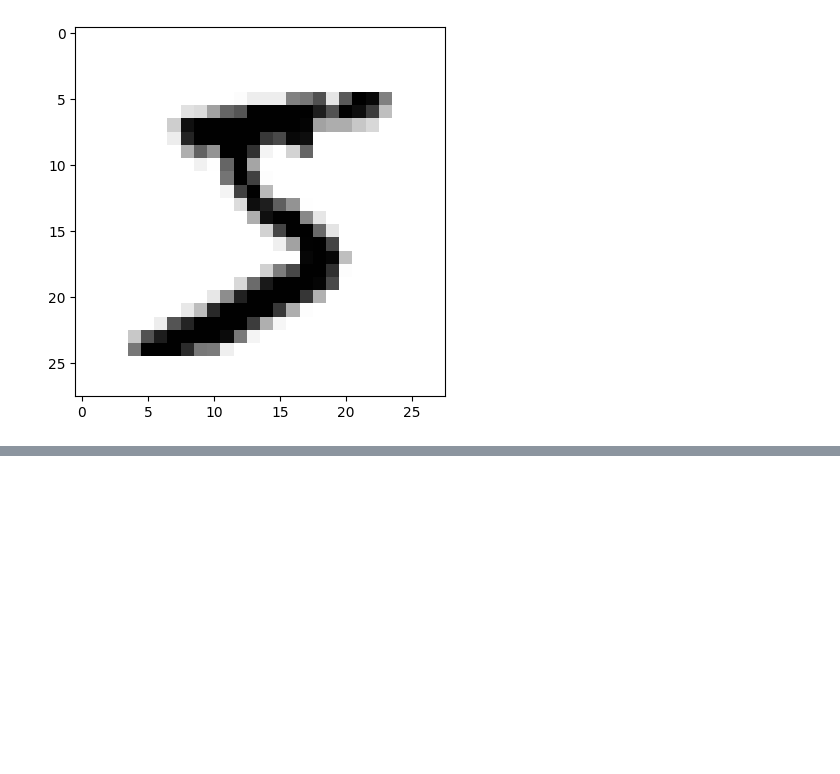
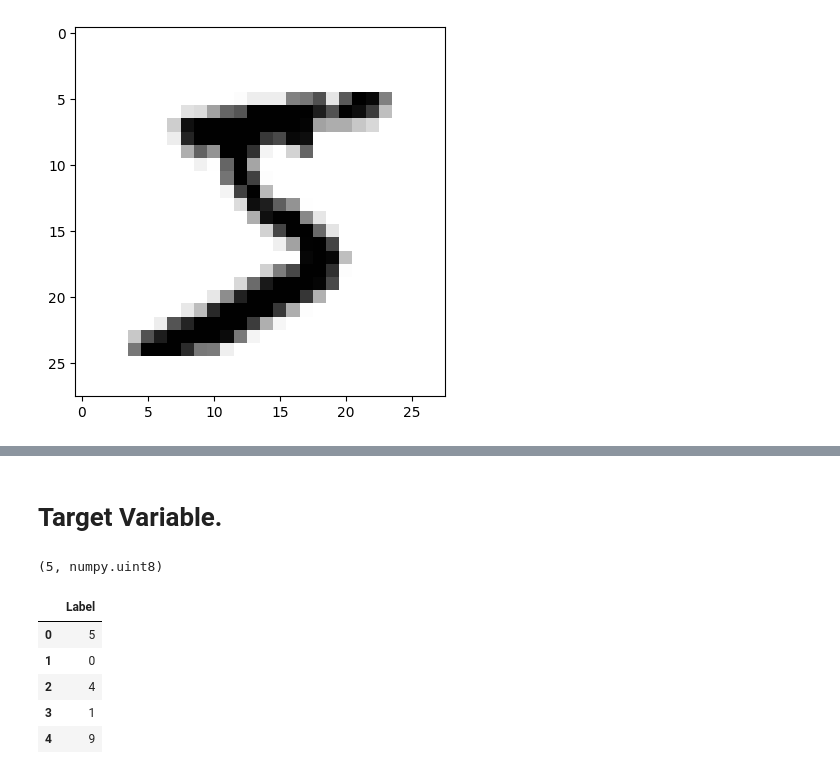
Before and after one commit to Suman-Adhikary/MNIST_Handwritting_digit_prediction, a Jupyter notebook: Handwritten_Digit_Prediction.ipynb, the cells around one changed output, grey strips where cells are left out. Saved outputs shown, nothing was run; the diff lists cells and outputs as text; code cells hidden in the pictures; blank space fills up the shorter version.

```diff
--- a/Handwritten_Digit_Prediction.ipynb
+++ b/Handwritten_Digit_Prediction.ipynb
@@ -48,0 +61,16 @@ plt.show()
+# %% [markdown]
+# Target Variable.
+# %%
+y_train[0], type(y_train[0])
+# %% [output]
+(5, numpy.uint8)
+# %%
+target_df = pd.DataFrame(y_train, columns = ['Label'])
+target_df.head()
+# %% [output]
+|  | Label |
+| 0 | 5 |
+| 1 | 0 |
+| 2 | 4 |
+| 3 | 1 |
+| 4 | 9 |
```
Also changed, not shown: parts of 18 cells of this notebook.
